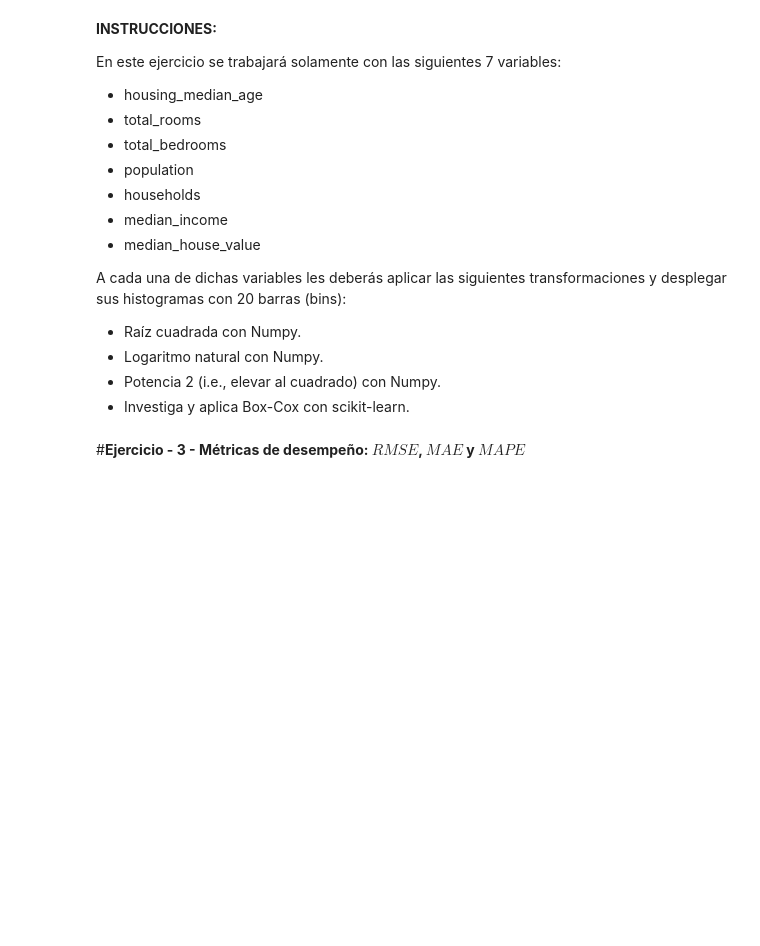
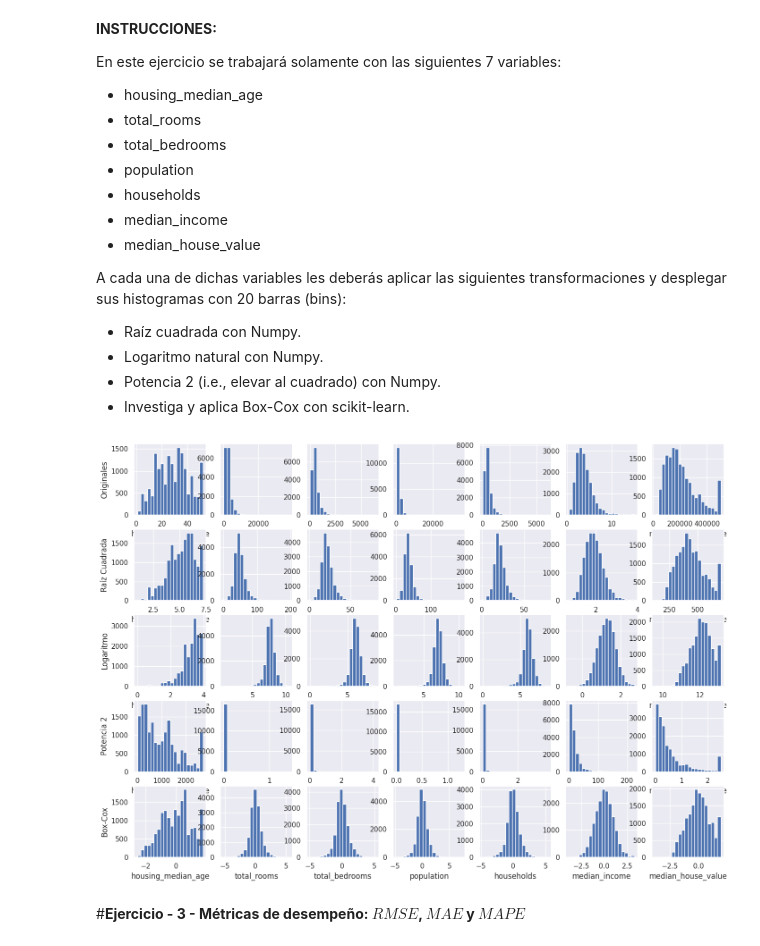
Before and after one commit to MarceloIsmael21/IA-ML, a Jupyter notebook: MNA_IAyAA_semana_2_2024_Actividad_2.ipynb, the cells around one changed output. Drawn from its saved outputs; the diff is of its cells as text; code cells hidden in the pictures; blank space fills up the shorter version.

```diff
--- a/MNA_IAyAA_semana_2_2024_Actividad_2.ipynb
+++ b/MNA_IAyAA_semana_2_2024_Actividad_2.ipynb
@@ -147,9 +149,9 @@ for k in range(0,7):
     # Datos originales ---------------------------------------------------------
     plt.subplot(5,7,k+1)
 
-    Transf0 = None          #  En esta línea se debe asignar a Transf0 los valores de cada variable "k" sin transformar.
+    Transf0 = misdatos[variables_a_transformar[k]]          #  En esta línea se debe asignar a Transf0 los valores de cada variable "k" sin transformar.
 
-    None                    #  En este línea agrega el comando para obtener el histograma de Transf0 con 20 barras (bins).
+    Transf0.hist(bins=20)                #  En este línea agrega el comando para obtener el histograma de Transf0 con 20 barras (bins).
 
 
 
@@ -162,9 +164,9 @@ for k in range(0,7):
     # Datos transformados con raíz cuadrada ------------------------------------
     plt.subplot(5,7,k+8)
 
-    Transf1 = None          #  En esta línea se debe aplicar la raíz cuadrada a los valores de cada variable "k" sin transformar.
+    Transf1 = np.sqrt(misdatos[variables_a_transformar[k]])          #  En esta línea se debe aplicar la raíz cuadrada a los valores de cada variable "k" sin transformar.
 
-    None                    #  En este línea agrega el comando para obtener el histograma de Transf1 con 20 barras (bins).
+    Transf1.hist(bins=20)                    #  En este línea agrega el comando para obtener el histograma de Transf1 con 20 barras (bins).
 
 
 
@@ -177,9 +179,9 @@ for k in range(0,7):
     # Datos transformados con logaritmo natural --------------------------------
     plt.subplot(5,7,k+15)
 
-    Transf2 = None          #  En esta línea se debe aplicar el logaritmo natural a los valores de cada variable "k" sin transformar.
+    Transf2 = np.log(misdatos[variables_a_transformar[k]])          #  En esta línea se debe aplicar el logaritmo natural a los valores de cada variable "k" sin transformar.
 
-    None                    #  En este línea agrega el comando para obtener el histograma de Transf2 con 20 barras (bins).
+    Transf2.hist(bins=20)                    #  En este línea agrega el comando para obtener el histograma de Transf2 con 20 barras (bins).
 
 
     plt.xlabel(variables_a_transformar[k])
@@ -190,37 +192,39 @@ for k in range(0,7):
 
     # Datos transformados con la potencia de 2 ---------------------------------
     plt.subplot(5,7,k+22)
 
-    Transf3 = None          #  En esta línea debes elevar al cuadrado los valores de cada variable "k" sin transformar.
+    Transf3 = np.power(misdatos[variables_a_transformar[k]],2)          #  En esta línea debes elevar al cuadrado los valores de cada variable "k" sin transformar.
 
-    None                    #  En este línea agrega el comando para obtener el histograma de Transf3 con 20 barras (bins).
+    Transf3.hist(bins=20)                    #  En este línea agrega el comando para obtener el histograma de Transf3 con 20 barras (bins).
 
 
 
     plt.xlabel(variables_a_transformar[k])
     if k==0:
       plt.ylabel('Potencia 2')
 
 
     # Datos transformados con Box-Cox ------------------------------------------
     plt.subplot(5,7,k+29)
 
-    Transf4 = None          #  En esta línea se debe aplicar la transformación Box-Cox a los valores de cada variable "k" sin transformar.
+    Transf4 = pd.DataFrame(power_transform(misdatos[variables_a_transformar],method='box-cox',standardize=True,copy=True),columns=variables_a_transformar)          #  En esta línea se debe aplicar la transformación Box-Cox a los valores de cada variable "k" sin transformar.
 
-    None                    #  En este línea agrega el comando para obtener el histograma de Transf4 con 20 barras (bins).
+    Transf4[variables_a_transformar[k]].hist(bins=20)                    #  En este línea agrega el comando para obtener el histograma de Transf4 con 20 barras (bins).
 
 
 
     plt.xlabel(variables_a_transformar[k])
     if k==0:
       plt.ylabel('Box-Cox')
 
     # TERMINA LA SECCIÓN PARA AGREGAR CÓDIGO.
     ################################################################################################################
 
 
 
 plt.show()
+# %% [output]
+[figure, added]
 # %% [markdown]
 #**Ejercicio - 3 - Métricas de desempeño: $RMSE$, $MAE$ y $MAPE$**
 # %% [markdown]
```
Also changed, not shown: parts of 1 cell of this notebook.
